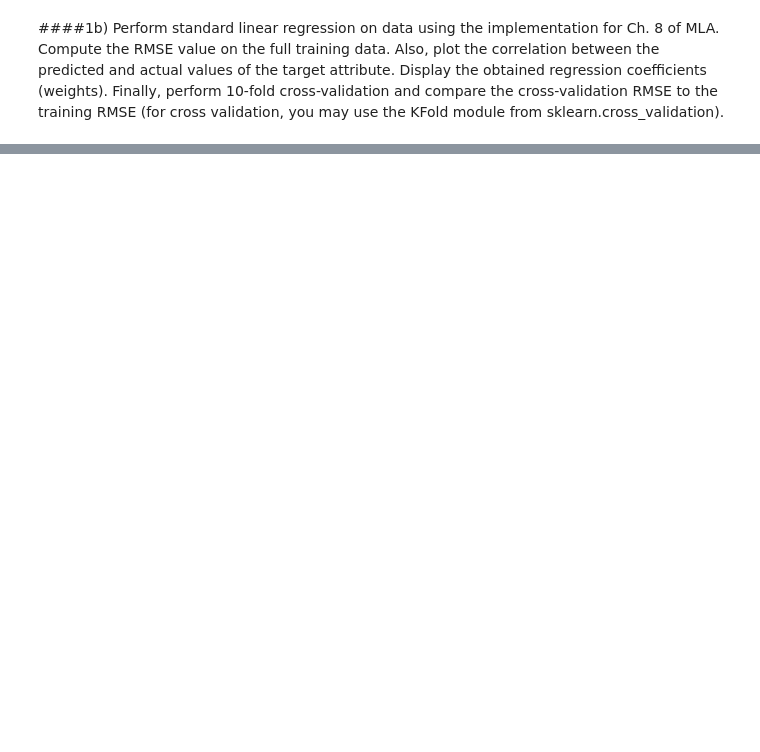
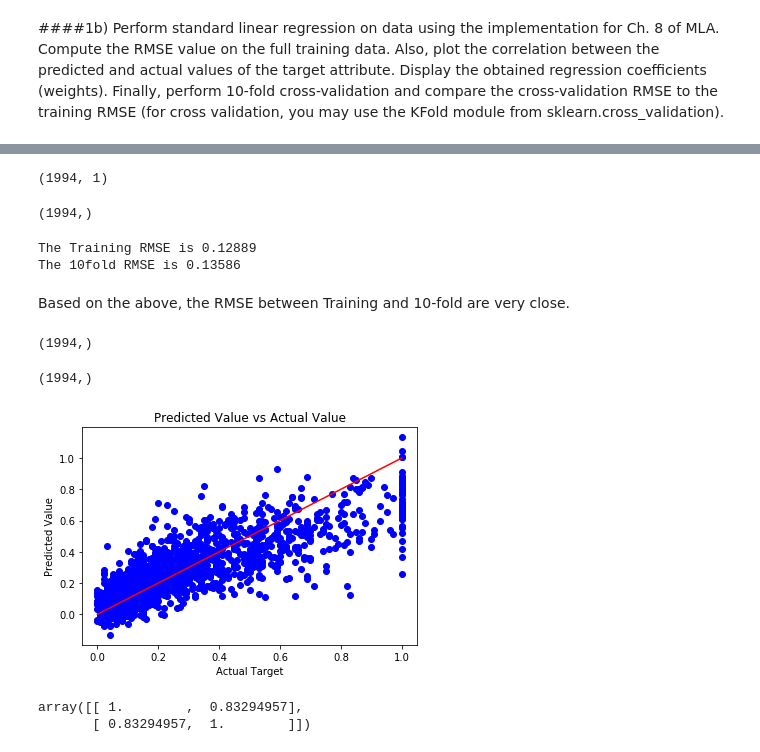
Before and after one commit to kyloop/CSC_478_Programming_Machine_Learning, a Jupyter notebook: assign3_submit1.ipynb, the cells around one changed output, grey strips where cells are left out. Saved outputs shown, nothing was run; the diff lists cells and outputs as text; code cells hidden in the pictures; blank space fills up the shorter version.

```diff
--- a/assign3_submit1.ipynb
+++ b/assign3_submit1.ipynb
@@ -277,0 +136,3 @@ matrix([[0.19, 0.33, 0.02, 0.9, 0.12, 0.17, 0.34, 0.47, 0.29, 0.32, 0.2,
+# %%
+w_standRegres=standRegres(x1,y1)
+w_standRegres
@@ -277,0 +157,13 @@ matrix([[0.19, 0.33, 0.02, 0.9, 0.12, 0.17, 0.34, 0.47, 0.29, 0.32, 0.2,
+# %%
+x1=np.mat(x1)
+predict_y=np.dot(x1,w_standRegres) #Predict the dependent variable based on the above calculated weights
+predict_y.shape
+# %% [output]
+(1994, 1)
+# %%
+predict_y=np.array(predict_y).T
+# %%
+predict_y2=predict_y[0]
+predict_y2.shape
+# %% [output]
+(1994,)
@@ -277,0 +192,8 @@ matrix([[0.19, 0.33, 0.02, 0.9, 0.12, 0.17, 0.34, 0.47, 0.29, 0.32, 0.2,
+# %%
+print('The Training RMSE is %0.5f'%(rmse_train))
+print('The 10fold RMSE is %0.5f'%(rmse_10cv))
+# %% [output]
+The Training RMSE is 0.12889
+The 10fold RMSE is 0.13586
+# %% [markdown]
+Based on the above, the RMSE between Training and 10-fold are very close.
@@ -277,0 +203,26 @@ matrix([[0.19, 0.33, 0.02, 0.9, 0.12, 0.17, 0.34, 0.47, 0.29, 0.32, 0.2,
+# %%
+#Actual Target Value from original Data
+y1.shape
+# %% [output]
+(1994,)
+# %%
+#Predicted value from the
+predict_y2.shape
+# %% [output]
+(1994,)
+# %%
+#Plot the Predicted Value vs Actual Value
+plt.plot(y1,predict_y2,'ro', color='blue')
+plt.plot([0,1],[0,1],'red')
+plt.xlabel('Actual Target')
+plt.ylabel('Predicted Value')
+plt.title('Predicted Value vs Actual Value')
+plt.show()
+# %% [output]
+[figure, added]
+# %%
+#Correlation between predicted value and Actual Value
+corrcoef(predict_y2, y1)
+# %% [output]
+array([[ 1.        ,  0.83294957],
+       [ 0.83294957,  1.        ]])
```
Also changed, not shown: parts of 137 cells of this notebook.
